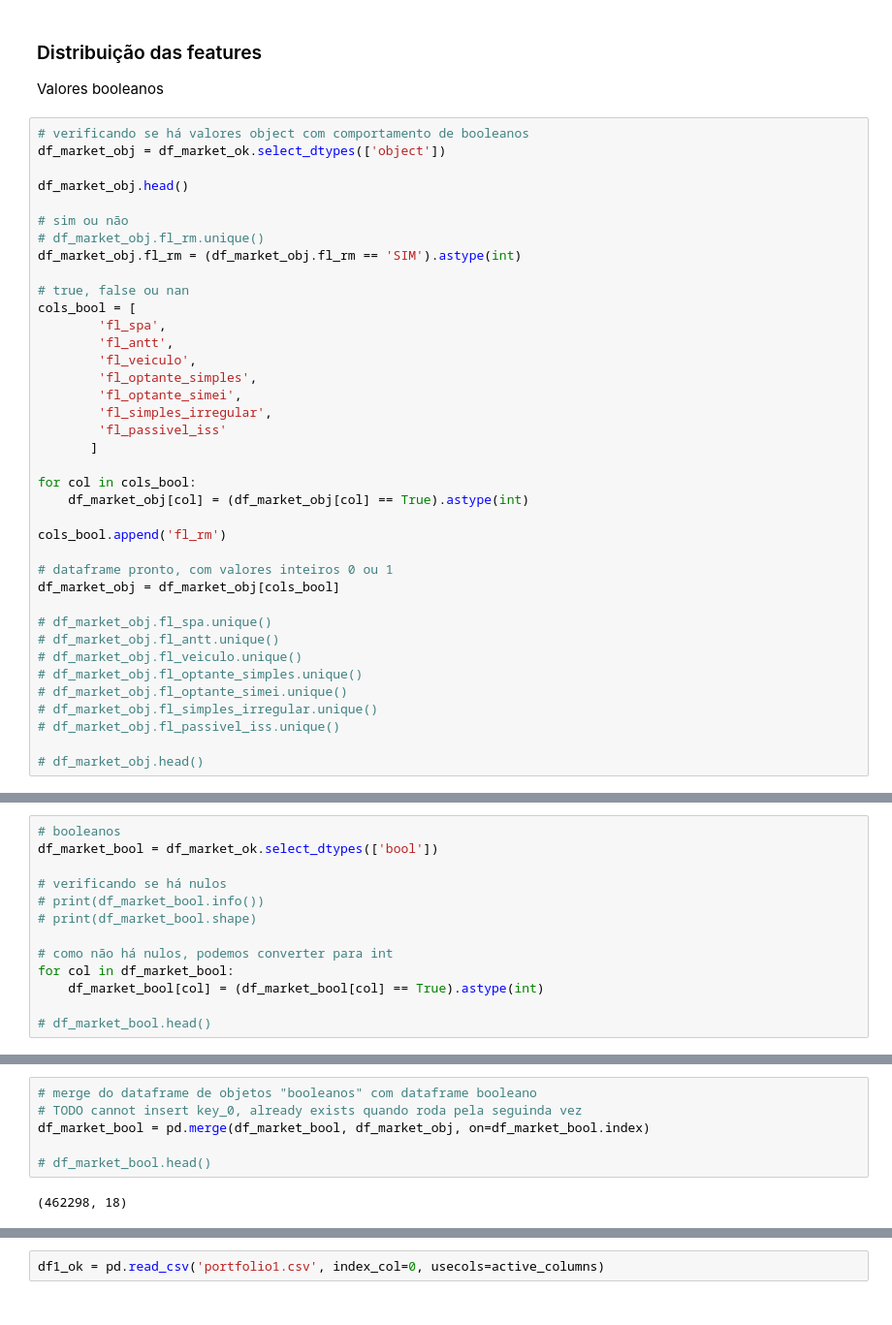
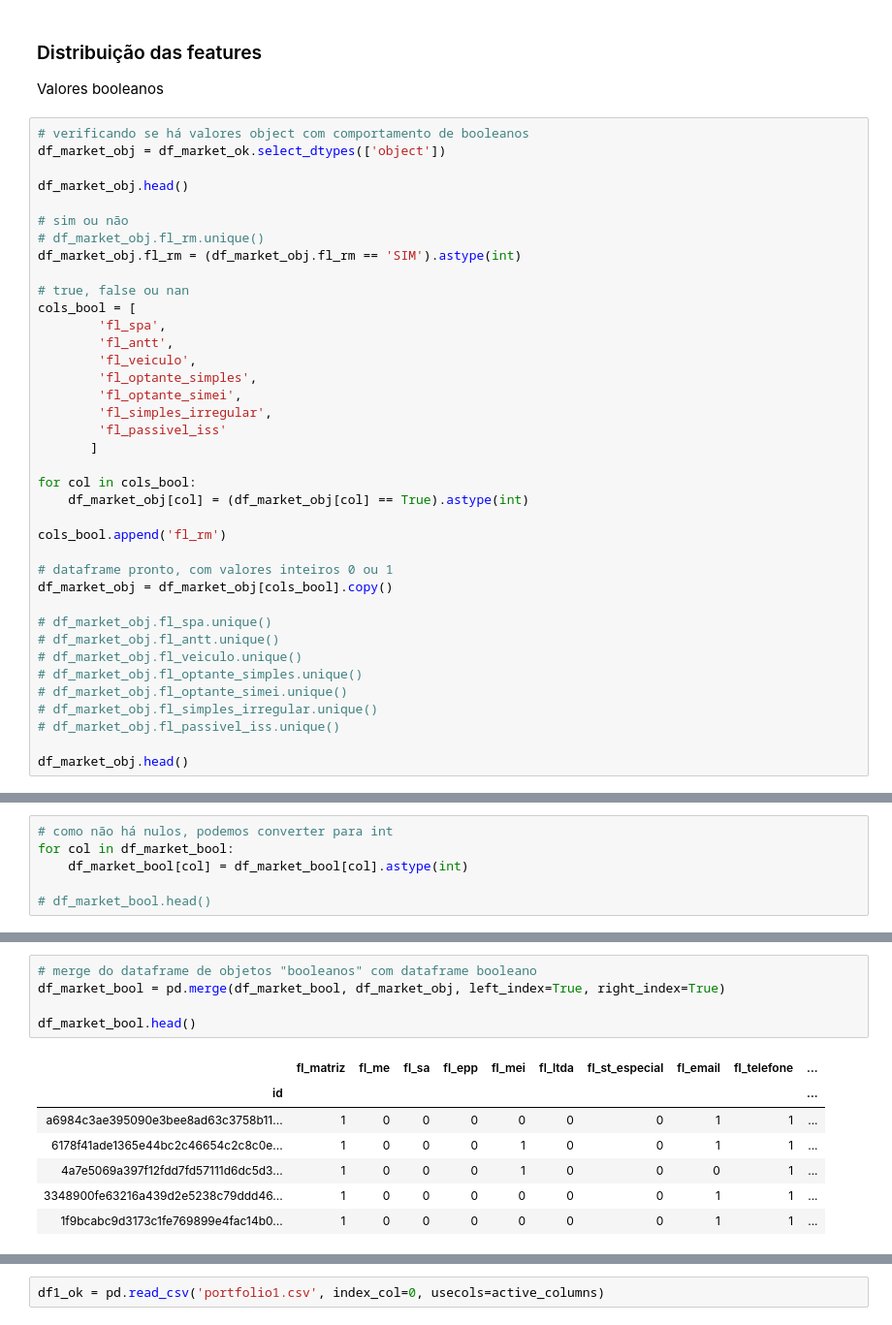
Before and after one commit to codenation-dev/squad-2-ad-xp-data-science-1, a Jupyter notebook: Projeto Final/DataFrameOrg.ipynb, the cells around one changed output, grey strips where cells are left out. Shown: that part at 97% size. Saved outputs shown, nothing was run; the diff lists cells and outputs as text.

```diff
--- a/Projeto Final/DataFrameOrg.ipynb
+++ b/Projeto Final/DataFrameOrg.ipynb
@@ -213,7 +217,7 @@ for col in cols_bool:
 cols_bool.append('fl_rm')
 
 # dataframe pronto, com valores inteiros 0 ou 1
-df_market_obj = df_market_obj[cols_bool]
+df_market_obj = df_market_obj[cols_bool].copy()
 
 # df_market_obj.fl_spa.unique()
 # df_market_obj.fl_antt.unique()
@@ -223,7 +227,7 @@ df_market_obj = df_market_obj[cols_bool]
 # df_market_obj.fl_simples_irregular.unique()
 # df_market_obj.fl_passivel_iss.unique()
 
-# df_market_obj.head()
+df_market_obj.head()
 # %% [output]
 A value is trying to be set on a copy of a slice from a DataFrame.
 Try using .loc[row_indexer,col_indexer] = value instead
@@ -233,14 +255,7 @@ See the caveats in the documentation: http://pandas.pydata.org/pandas-docs/stabl
 # %%
-# booleanos
-df_market_bool = df_market_ok.select_dtypes(['bool'])
-
-# verificando se há nulos
-# print(df_market_bool.info())
-# print(df_market_bool.shape)
-
 # como não há nulos, podemos converter para int
 for col in df_market_bool:
-    df_market_bool[col] = (df_market_bool[col] == True).astype(int)
+    df_market_bool[col] = df_market_bool[col].astype(int)
 
 # df_market_bool.head()
 # %% [output]
@@ -258,11 +267,16 @@ See the caveats in the documentation: http://pandas.pydata.org/pandas-docs/stabl
 # %%
 # merge do dataframe de objetos "booleanos" com dataframe booleano
-# TODO cannot insert key_0, already exists quando roda pela seguinda vez
-df_market_bool = pd.merge(df_market_bool, df_market_obj, on=df_market_bool.index)
+df_market_bool = pd.merge(df_market_bool, df_market_obj, left_index=True, right_index=True)
 
-# df_market_bool.head()
+df_market_bool.head()
 # %% [output]
-(462298, 18)
+|  | fl_matriz | fl_me | fl_sa | fl_epp | fl_mei | fl_ltda | fl_st_especial | fl_email | fl_telefone | ... |
+| id |  |  |  |  |  |  |  |  |  | ... |
+| a6984c3ae395090e3bee8ad63c3758b11... | 1 | 0 | 0 | 0 | 0 | 0 | 0 | 1 | 1 | ... |
+| 6178f41ade1365e44bc2c46654c2c8c0e... | 1 | 0 | 0 | 0 | 1 | 0 | 0 | 1 | 1 | ... |
+| 4a7e5069a397f12fdd7fd57111d6dc5d3... | 1 | 0 | 0 | 0 | 1 | 0 | 0 | 0 | 1 | ... |
+| 3348900fe63216a439d2e5238c79ddd46... | 1 | 0 | 0 | 0 | 0 | 0 | 0 | 1 | 1 | ... |
+| 1f9bcabc9d3173c1fe769899e4fac14b0... | 1 | 0 | 0 | 0 | 0 | 0 | 0 | 1 | 1 | ... |
 # %%
 # plot histograma
 fig = plt.figure(figsize = (15,20))
```
Also changed, not shown: parts of 26 cells of this notebook, 1 other file.
